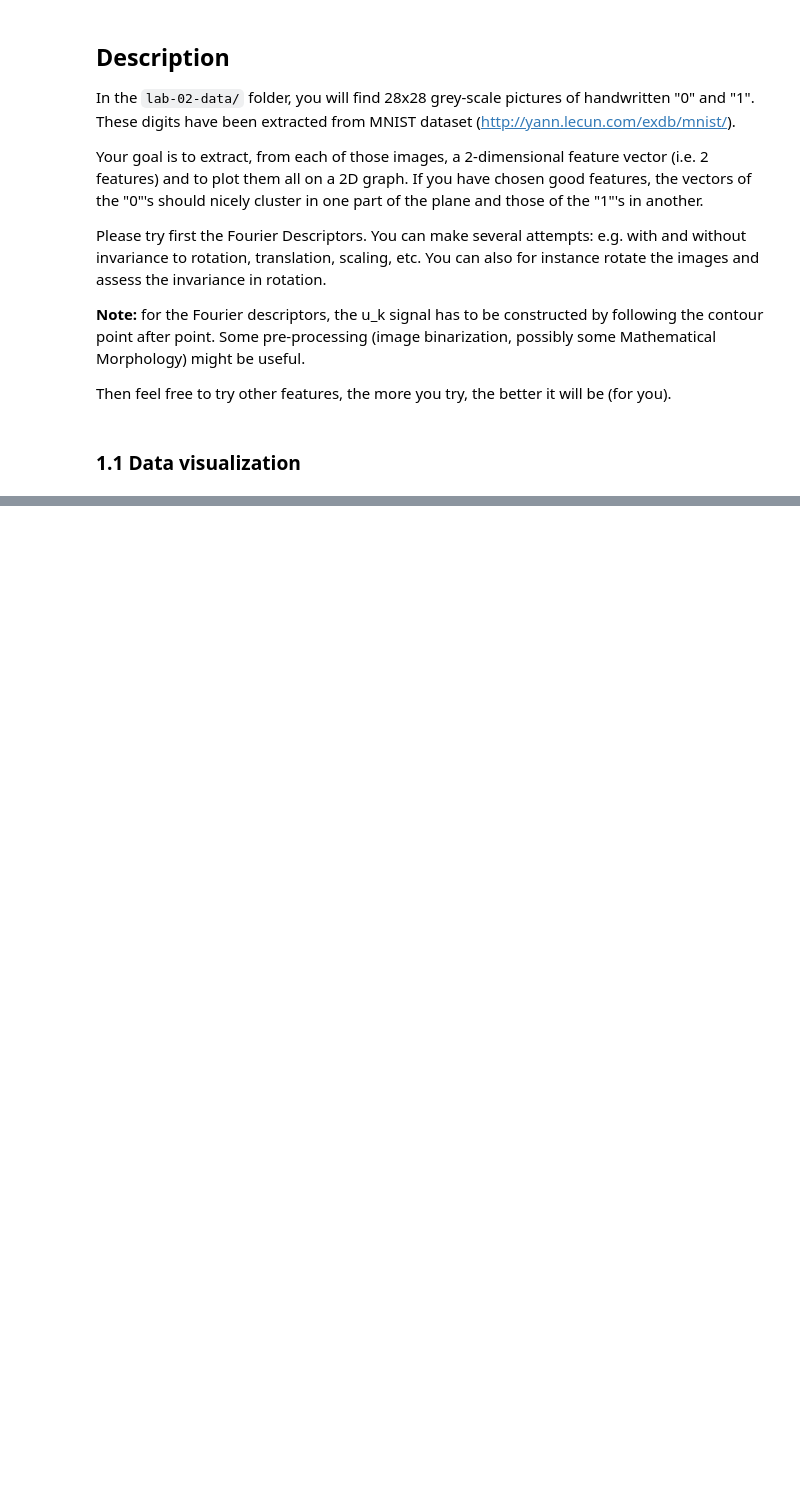
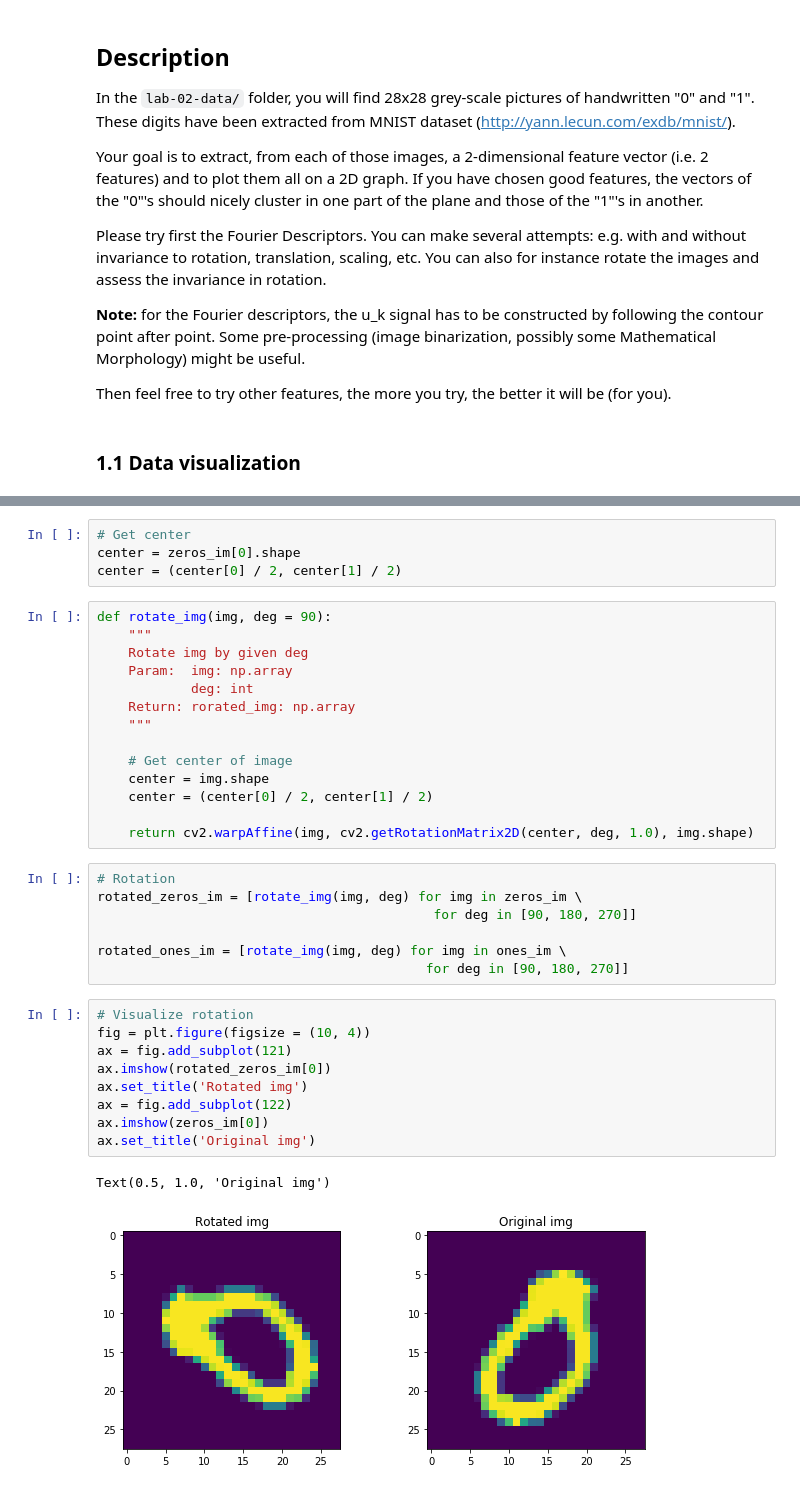
Before and after one commit to Elisabettaaa/Image-Analysis-and-Pattern-Recognition, a Jupyter notebook: labs/lab_02_object_description.ipynb, the cells around one changed output, grey strips where cells are left out. Saved outputs shown, nothing was run; the diff lists cells and outputs as text; blank space fills up the shorter version.

```diff
--- a/labs/lab_02_object_description.ipynb
+++ b/labs/lab_02_object_description.ipynb
@@ -640,0 +153,37 @@ The division in classes is really hard and this is due to the completely differe
+# %%
+# Get center
+center = zeros_im[0].shape
+center = (center[0] / 2, center[1] / 2)
+# %%
+def rotate_img(img, deg = 90):
+    """
+    Rotate img by given deg
+    Param:  img: np.array
+            deg: int
+    Return: rorated_img: np.array
+    """
+
+    # Get center of image
+    center = img.shape
+    center = (center[0] / 2, center[1] / 2)
+
+    return cv2.warpAffine(img, cv2.getRotationMatrix2D(center, deg, 1.0), img.shape)
+# %%
+# Rotation
+rotated_zeros_im = [rotate_img(img, deg) for img in zeros_im \
+                                           for deg in [90, 180, 270]]
+
+rotated_ones_im = [rotate_img(img, deg) for img in ones_im \
+                                          for deg in [90, 180, 270]]
+# %%
+# Visualize rotation
+fig = plt.figure(figsize = (10, 4))
+ax = fig.add_subplot(121)
+ax.imshow(rotated_zeros_im[0])
+ax.set_title('Rotated img')
+ax = fig.add_subplot(122)
+ax.imshow(zeros_im[0])
+ax.set_title('Original img')
+# %% [output]
+Text(0.5, 1.0, 'Original img')
+[figure, added]
```
Also changed, not shown: parts of 105 cells of this notebook.
